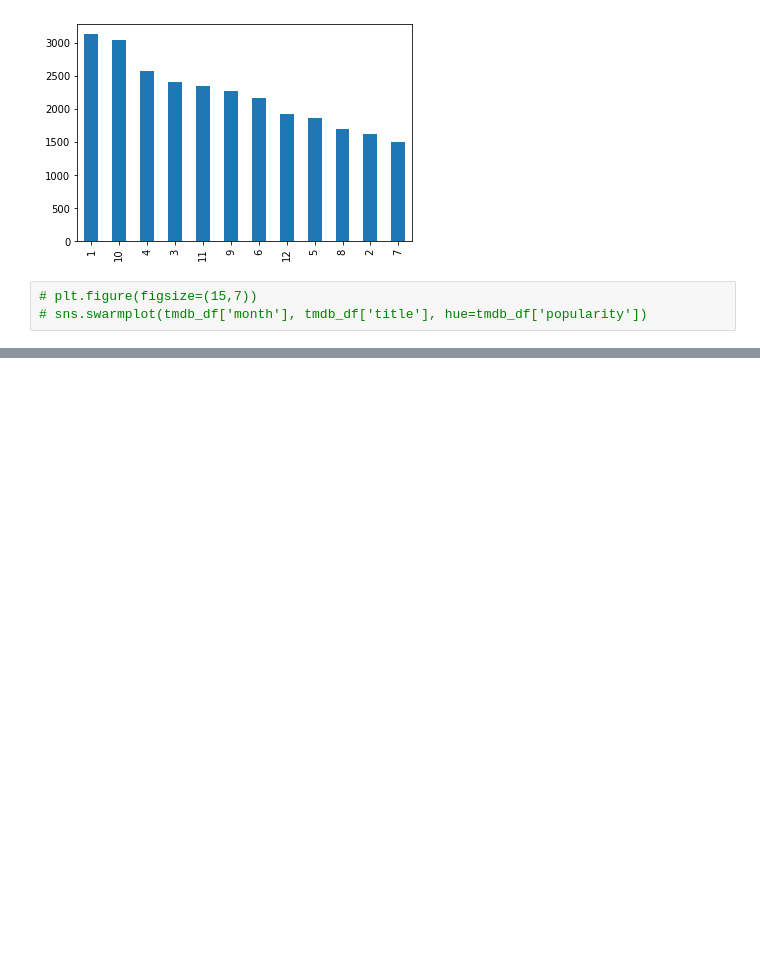
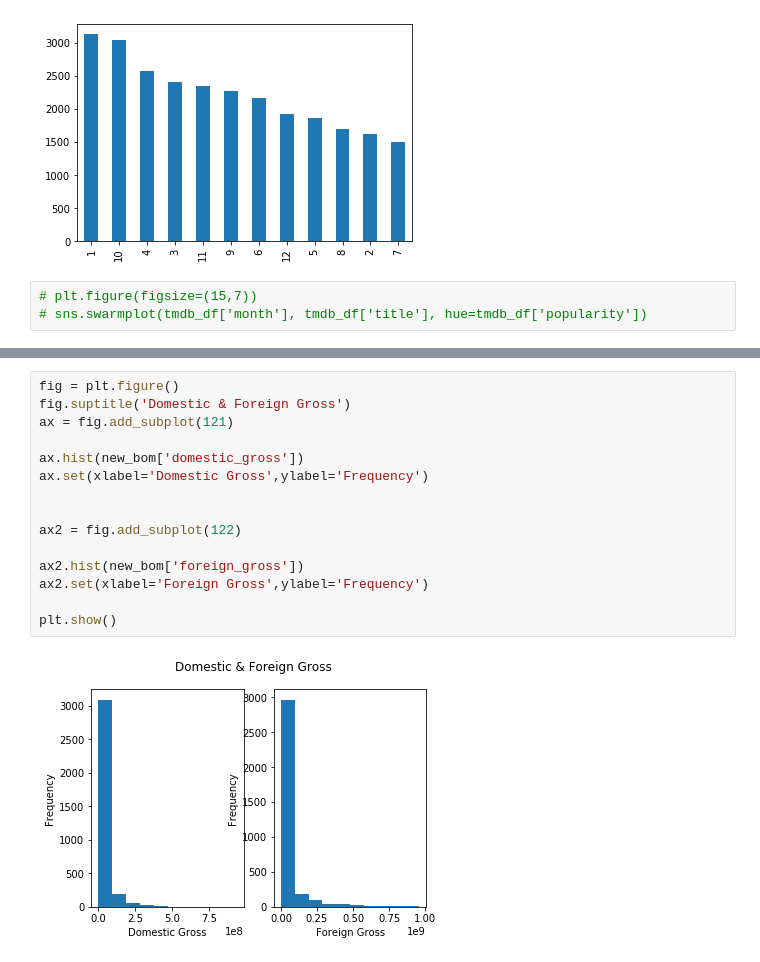
Before and after one commit to ksis1st/Project_MS_Studio, a Jupyter notebook: Project_MS_Studio.ipynb, the cells around one changed output, grey strips where cells are left out. Saved outputs shown, nothing was run; the diff lists cells and outputs as text; blank space fills up the shorter version.

```diff
--- a/Project_MS_Studio.ipynb
+++ b/Project_MS_Studio.ipynb
@@ -2072,0 +2160,17 @@ tmdb_df['month'].value_counts().plot.bar()
+# %%
+fig = plt.figure()
+fig.suptitle('Domestic & Foreign Gross')
+ax = fig.add_subplot(121)
+
+ax.hist(new_bom['domestic_gross'])
+ax.set(xlabel='Domestic Gross',ylabel='Frequency')
+
+
+ax2 = fig.add_subplot(122)
+
+ax2.hist(new_bom['foreign_gross'])
+ax2.set(xlabel='Foreign Gross',ylabel='Frequency')
+
+plt.show()
+# %% [output]
+[figure, added]
```
Also changed, not shown: parts of 72 cells of this notebook.
